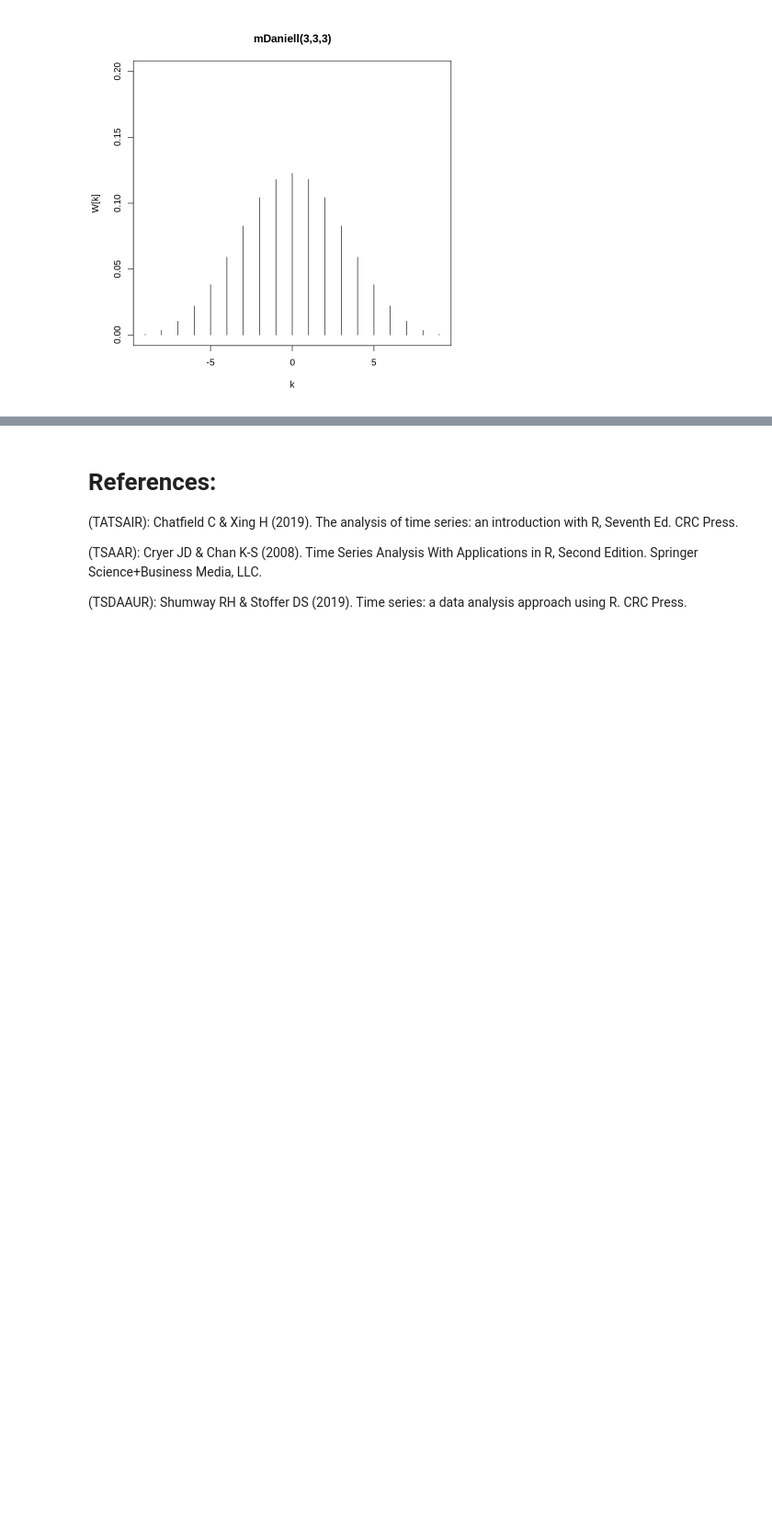
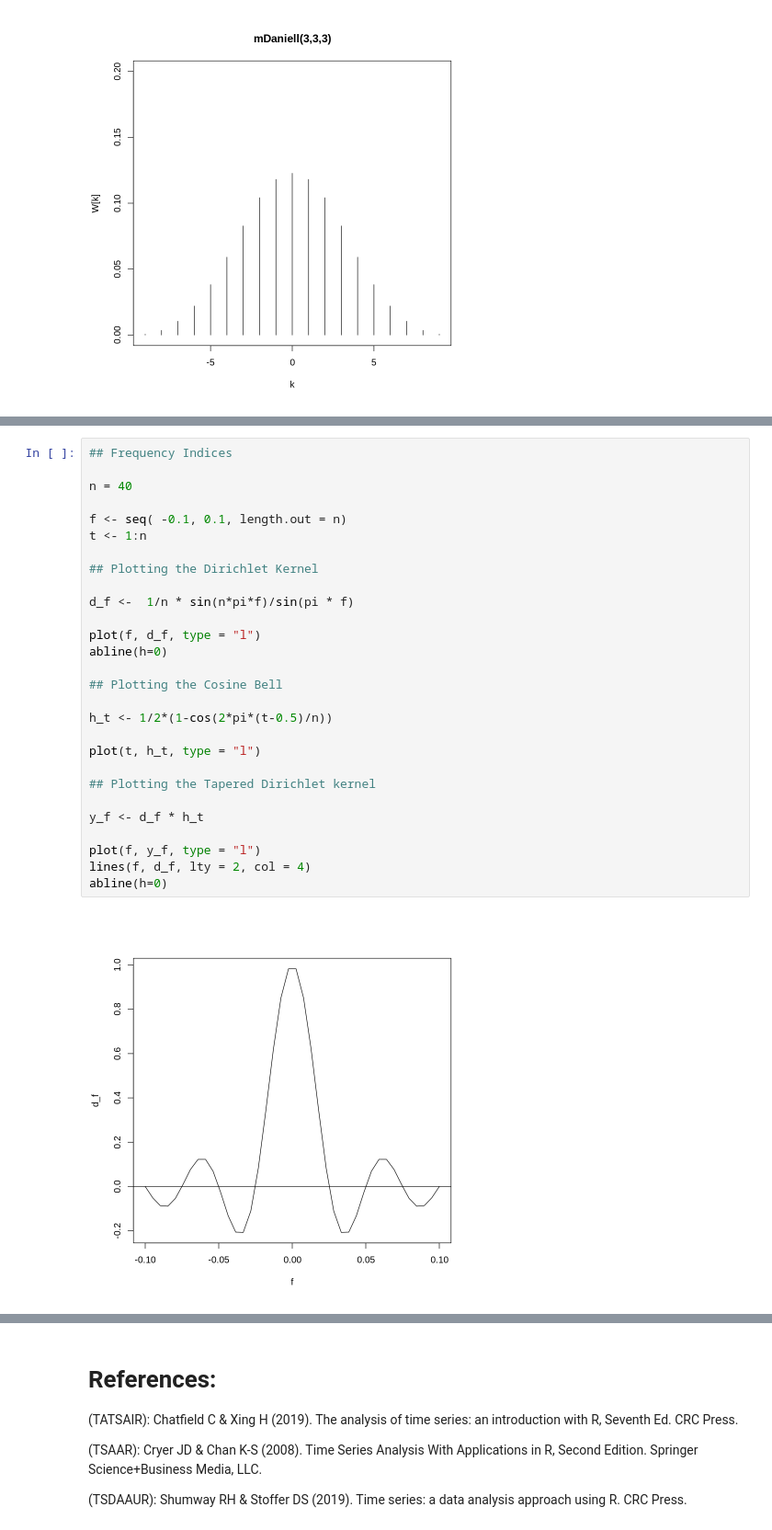
Before and after one commit to pacayton/Stat_268_Advanced_Time_Series_Analysis, a Jupyter notebook: Stat_268_Week_3_4_Freq_Domain_Spectral_Analysis.ipynb, the cells around one changed output, grey strips where cells are left out. Shown at 92% size. Saved outputs shown, nothing was run; the diff lists cells and outputs as text; blank space fills up the shorter version.

```diff
--- a/Stat_268_Week_3_4_Freq_Domain_Spectral_Analysis.ipynb
+++ b/Stat_268_Week_3_4_Freq_Domain_Spectral_Analysis.ipynb
@@ -1061,0 +1167,30 @@ which means that for large sample sizes, i.e., $n \rightarrow \infty$, bias can
+# %%
+## Frequency Indices
+
+n = 40
+
+f <- seq( -0.1, 0.1, length.out = n)
+t <- 1:n
+
+## Plotting the Dirichlet Kernel
+
+d_f <-  1/n * sin(n*pi*f)/sin(pi * f)
+
+plot(f, d_f, type = "l")
+abline(h=0)
+
+## Plotting the Cosine Bell
+
+h_t <- 1/2*(1-cos(2*pi*(t-0.5)/n))
+
+plot(t, h_t, type = "l")
+
+## Plotting the Tapered Dirichlet kernel
+
+y_f <- d_f * h_t
+
+plot(f, y_f, type = "l")
+lines(f, d_f, lty = 2, col = 4)
+abline(h=0)
+# %% [output]
+[figure, added]
```
Also changed, not shown: parts of 52 cells of this notebook.
